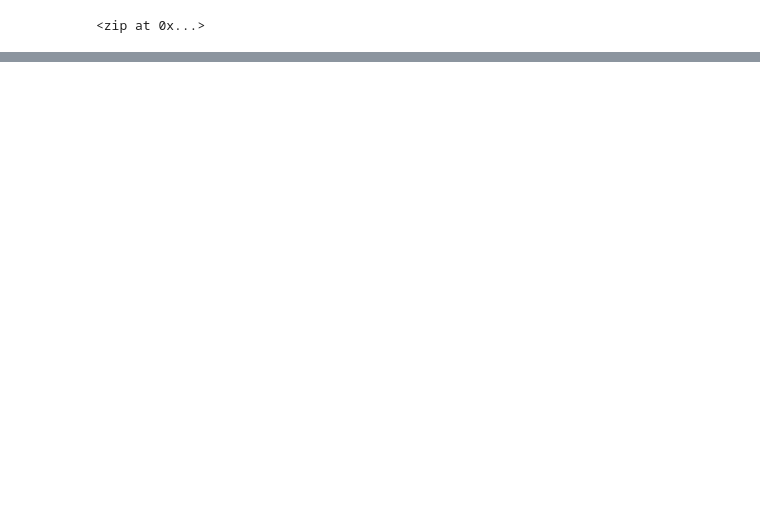
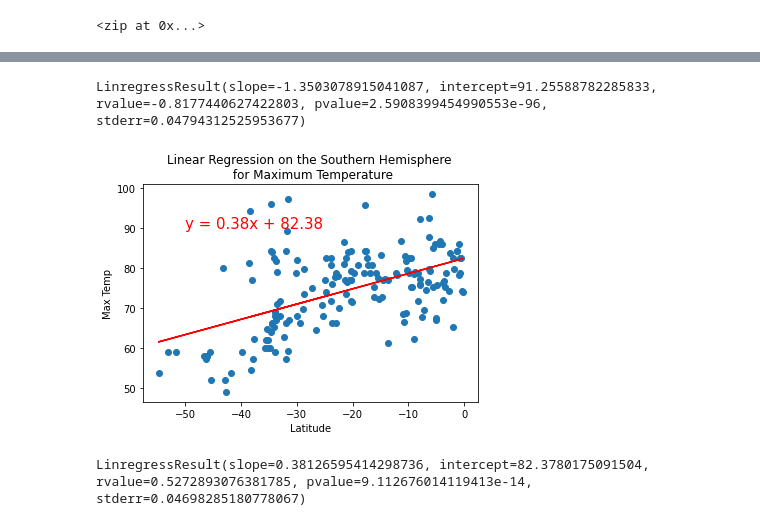
Before and after one commit to flowersmichael/World_Weather_Analysis, a Jupyter notebook: WeatherPy.ipynb, the cells around one changed output, grey strips where cells are left out. Drawn from its saved outputs; the diff is of its cells as text; code cells hidden in the pictures; blank space fills up the shorter version.

```diff
--- a/WeatherPy.ipynb
+++ b/WeatherPy.ipynb
@@ -255,0 +315,17 @@ plt.show()
+# %%
+linregress(x_values, y_values)
+# %% [output]
+LinregressResult(slope=-1.3503078915041087, intercept=91.25588782285833, rvalue=-0.8177440627422803, pvalue=2.5908399454990553e-96, stderr=0.04794312525953677)
+# %%
+# Linear regression on the Southern Hemisphere
+x_values = southern_hemi_df["Lat"]
+y_values = southern_hemi_df["Max Temp"]
+# Call the function.
+plot_linear_regression(x_values, y_values,
+                       'Linear Regression on the Southern Hemisphere \n for Maximum Temperature', 'Max Temp',(-50,90))
+# %% [output]
+[figure, added]
+# %%
+linregress(x_values, y_values)
+# %% [output]
+LinregressResult(slope=0.38126595414298736, intercept=82.3780175091504, rvalue=0.5272893076381785, pvalue=9.112676014119413e-14, stderr=0.04698285180778067)
```
Also changed, not shown: parts of 26 cells of this notebook, 6 other files.
